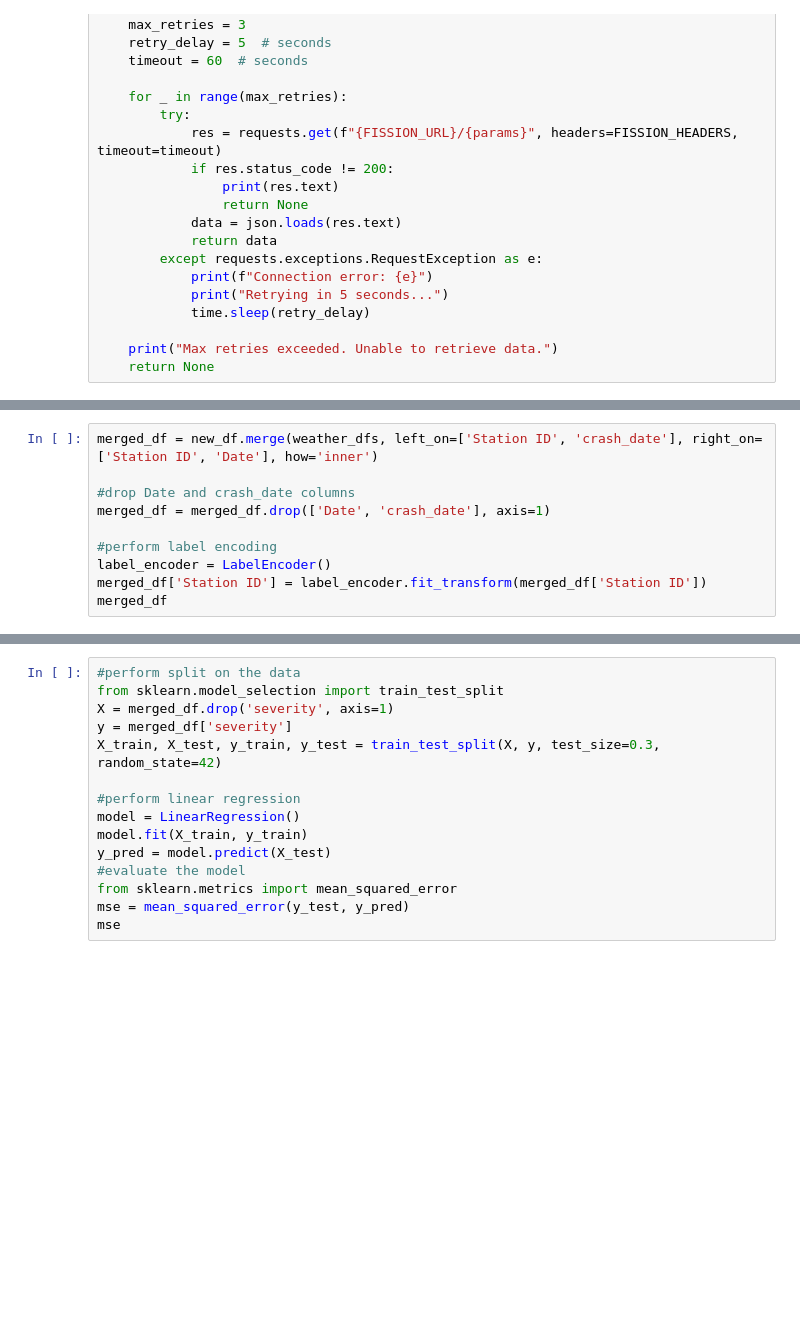
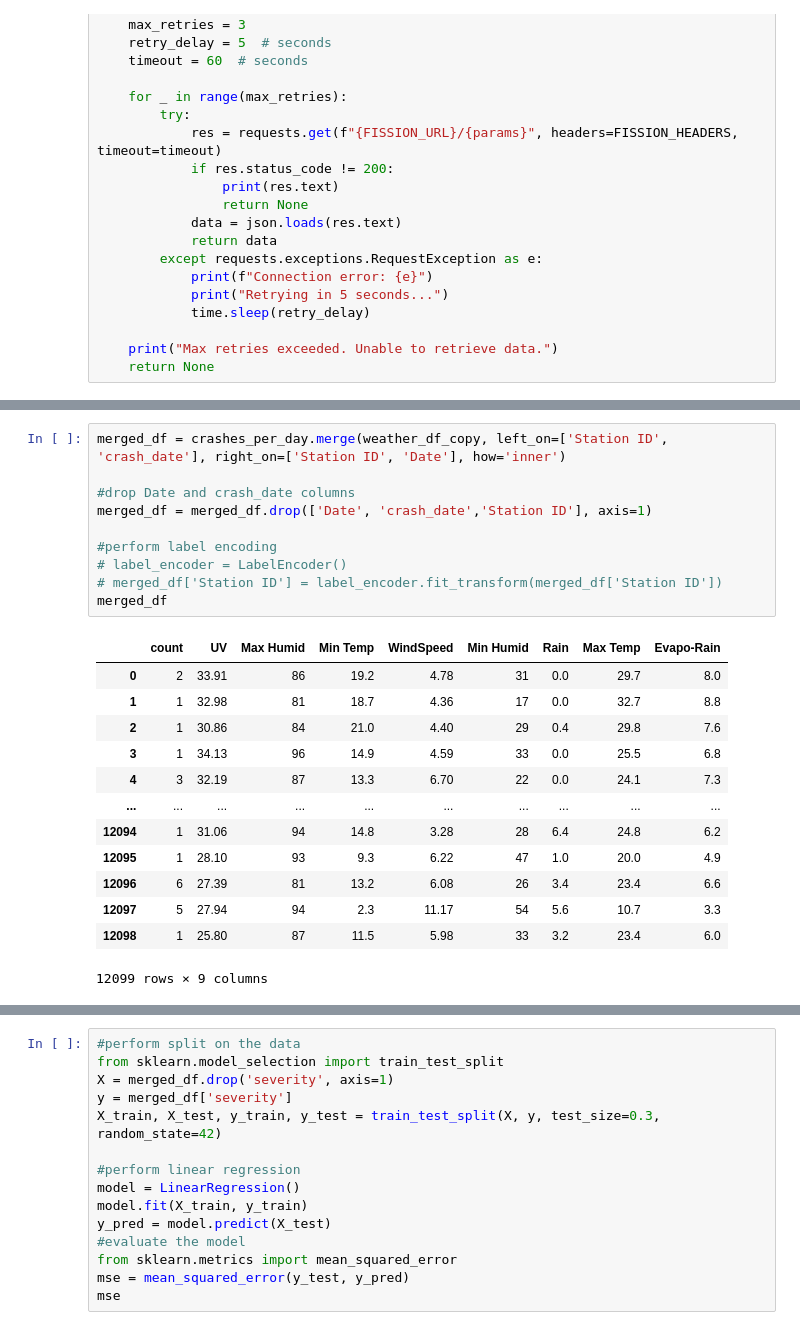
Before and after one commit to jeffphan8816/CloudDataScience, a Jupyter notebook: frontend/weathervscrashmodel.ipynb, the cells around one changed output, grey strips where cells are left out. Cells and saved outputs as stored; diff of their text form; blank space fills up the shorter version.

```diff
--- a/frontend/weathervscrashmodel.ipynb
+++ b/frontend/weathervscrashmodel.ipynb
@@ -421,13 +287,27 @@ weather_dfs
 # %%
-merged_df = new_df.merge(weather_dfs, left_on=['Station ID', 'crash_date'], right_on=['Station ID', 'Date'], how='inner')
+merged_df = crashes_per_day.merge(weather_df_copy, left_on=['Station ID', 'crash_date'], right_on=['Station ID', 'Date'], how='inner')
 
 #drop Date and crash_date columns
-merged_df = merged_df.drop(['Date', 'crash_date'], axis=1)
+merged_df = merged_df.drop(['Date', 'crash_date','Station ID'], axis=1)
 
 #perform label encoding
-label_encoder = LabelEncoder()
-merged_df['Station ID'] = label_encoder.fit_transform(merged_df['Station ID'])
+# label_encoder = LabelEncoder()
+# merged_df['Station ID'] = label_encoder.fit_transform(merged_df['Station ID'])
 merged_df
+# %% [output]
+|  | count | UV | Max Humid | Min Temp | WindSpeed | Min Humid | Rain | Max Temp | Evapo-Rain |
+| 0 | 2 | 33.91 | 86 | 19.2 | 4.78 | 31 | 0.0 | 29.7 | 8.0 |
+| 1 | 1 | 32.98 | 81 | 18.7 | 4.36 | 17 | 0.0 | 32.7 | 8.8 |
+| 2 | 1 | 30.86 | 84 | 21.0 | 4.40 | 29 | 0.4 | 29.8 | 7.6 |
+| 3 | 1 | 34.13 | 96 | 14.9 | 4.59 | 33 | 0.0 | 25.5 | 6.8 |
+| 4 | 3 | 32.19 | 87 | 13.3 | 6.70 | 22 | 0.0 | 24.1 | 7.3 |
+| ... | ... | ... | ... | ... | ... | ... | ... | ... | ... |
+| 12094 | 1 | 31.06 | 94 | 14.8 | 3.28 | 28 | 6.4 | 24.8 | 6.2 |
+| 12095 | 1 | 28.10 | 93 | 9.3 | 6.22 | 47 | 1.0 | 20.0 | 4.9 |
+| 12096 | 6 | 27.39 | 81 | 13.2 | 6.08 | 26 | 3.4 | 23.4 | 6.6 |
+| 12097 | 5 | 27.94 | 94 | 2.3 | 11.17 | 54 | 5.6 | 10.7 | 3.3 |
+| 12098 | 1 | 25.80 | 87 | 11.5 | 5.98 | 33 | 3.2 | 23.4 | 6.0 |
+12099 rows × 9 columns
 # %%
 
 # Select only the numerical columns
```
Also changed, not shown: parts of 24 cells of this notebook, 1 other file.
